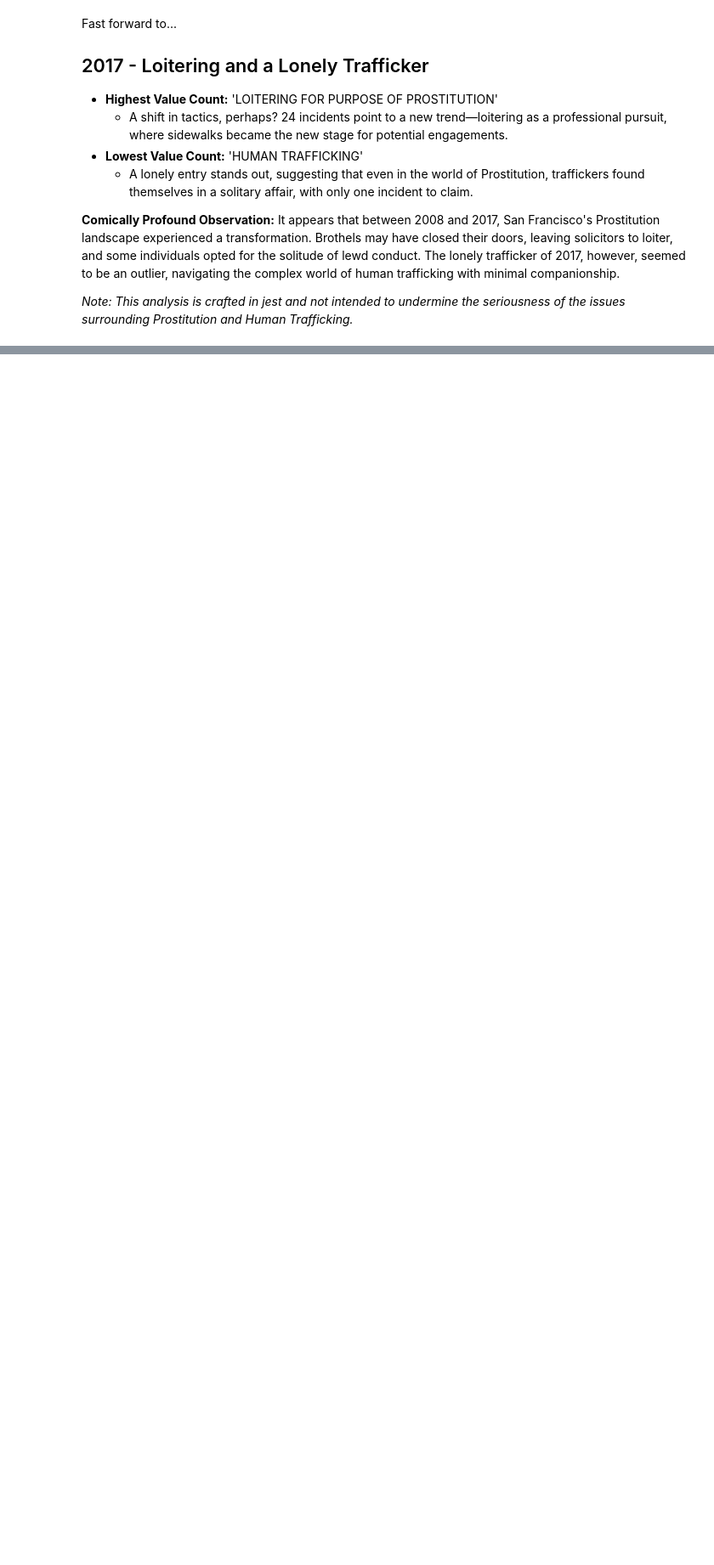
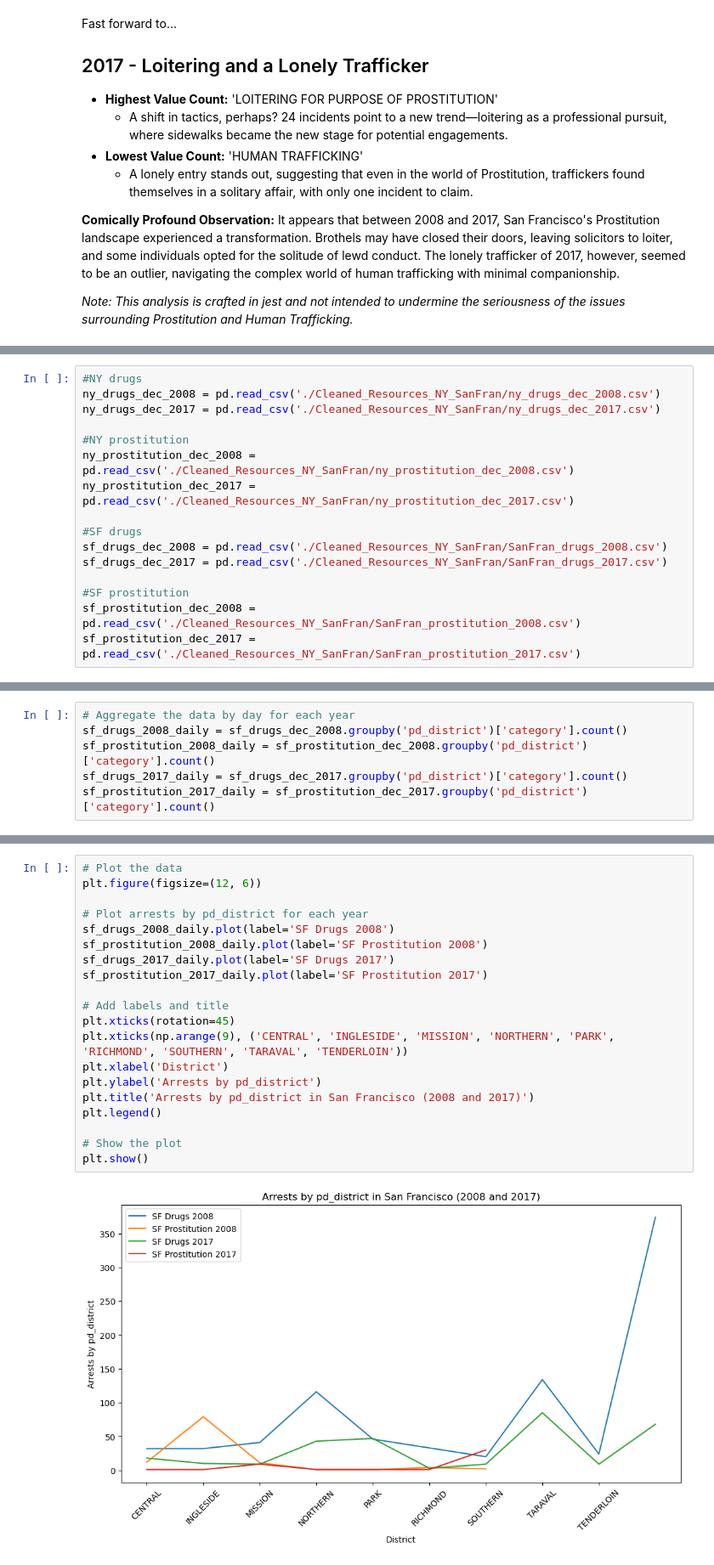
Before and after one commit to McPhersonTrk/Hookers-and-Blow-A-Case-Study-of-Holiday-Cheer, a Jupyter notebook: mcp_sf_ny_corr.ipynb, the cells around one changed output, grey strips where cells are left out. Shown at 85% size. Drawn from its saved outputs; the diff is of its cells as text; blank space fills up the shorter version.

```diff
--- a/mcp_sf_ny_corr.ipynb
+++ b/mcp_sf_ny_corr.ipynb
@@ -508,0 +513,16 @@ It appears that between 2008 and 2017, San Francisco's Prostitution landscape ex
+# %%
+#NY drugs
+ny_drugs_dec_2008 = pd.read_csv('./Cleaned_Resources_NY_SanFran/ny_drugs_dec_2008.csv')
+ny_drugs_dec_2017 = pd.read_csv('./Cleaned_Resources_NY_SanFran/ny_drugs_dec_2017.csv')
+
+#NY prostitution
+ny_prostitution_dec_2008 = pd.read_csv('./Cleaned_Resources_NY_SanFran/ny_prostitution_dec_2008.csv')
+ny_prostitution_dec_2017 = pd.read_csv('./Cleaned_Resources_NY_SanFran/ny_prostitution_dec_2017.csv')
+
+#SF drugs
+sf_drugs_dec_2008 = pd.read_csv('./Cleaned_Resources_NY_SanFran/SanFran_drugs_2008.csv')
+sf_drugs_dec_2017 = pd.read_csv('./Cleaned_Resources_NY_SanFran/SanFran_drugs_2017.csv')
+
+#SF prostitution
+sf_prostitution_dec_2008 = pd.read_csv('./Cleaned_Resources_NY_SanFran/SanFran_prostitution_2008.csv')
+sf_prostitution_dec_2017 = pd.read_csv('./Cleaned_Resources_NY_SanFran/SanFran_prostitution_2017.csv')
@@ -508,0 +596,6 @@ It appears that between 2008 and 2017, San Francisco's Prostitution landscape ex
+# %%
+# Aggregate the data by day for each year
+sf_drugs_2008_daily = sf_drugs_dec_2008.groupby('pd_district')['category'].count()
+sf_prostitution_2008_daily = sf_prostitution_dec_2008.groupby('pd_district')['category'].count()
+sf_drugs_2017_daily = sf_drugs_dec_2017.groupby('pd_district')['category'].count()
+sf_prostitution_2017_daily = sf_prostitution_dec_2017.groupby('pd_district')['category'].count()
@@ -508,0 +670,22 @@ It appears that between 2008 and 2017, San Francisco's Prostitution landscape ex
+# %%
+# Plot the data
+plt.figure(figsize=(12, 6))
+
+# Plot arrests by pd_district for each year
+sf_drugs_2008_daily.plot(label='SF Drugs 2008')
+sf_prostitution_2008_daily.plot(label='SF Prostitution 2008')
+sf_drugs_2017_daily.plot(label='SF Drugs 2017')
+sf_prostitution_2017_daily.plot(label='SF Prostitution 2017')
+
+# Add labels and title
+plt.xticks(rotation=45)
+plt.xticks(np.arange(9), ('CENTRAL', 'INGLESIDE', 'MISSION', 'NORTHERN', 'PARK', 'RICHMOND', 'SOUTHERN', 'TARAVAL', 'TENDERLOIN'))
+plt.xlabel('District')
+plt.ylabel('Arrests by pd_district')
+plt.title('Arrests by pd_district in San Francisco (2008 and 2017)')
+plt.legend()
+
+# Show the plot
+plt.show()
+# %% [output]
+[figure, added]
```
Also changed, not shown: parts of 28 cells of this notebook.
